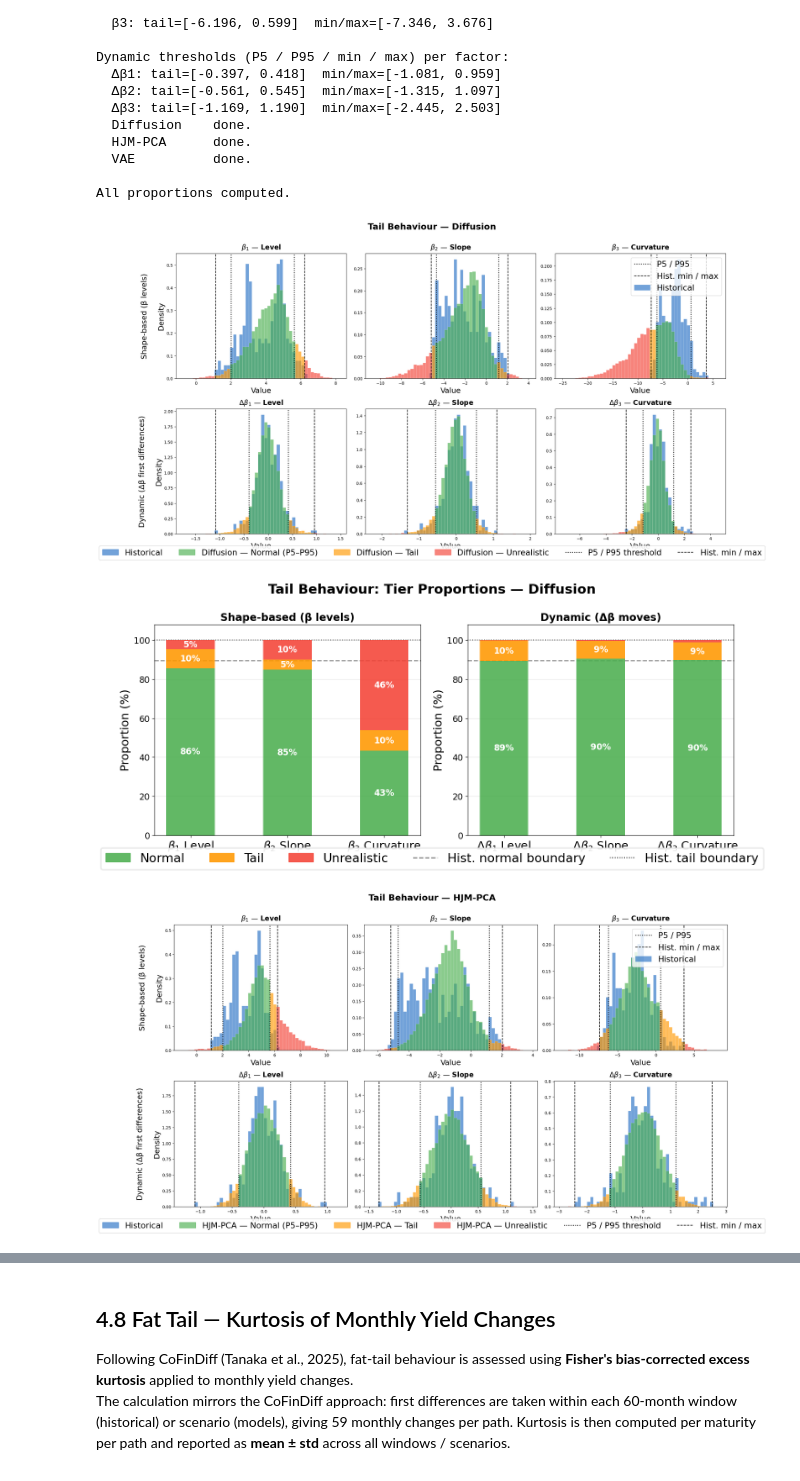
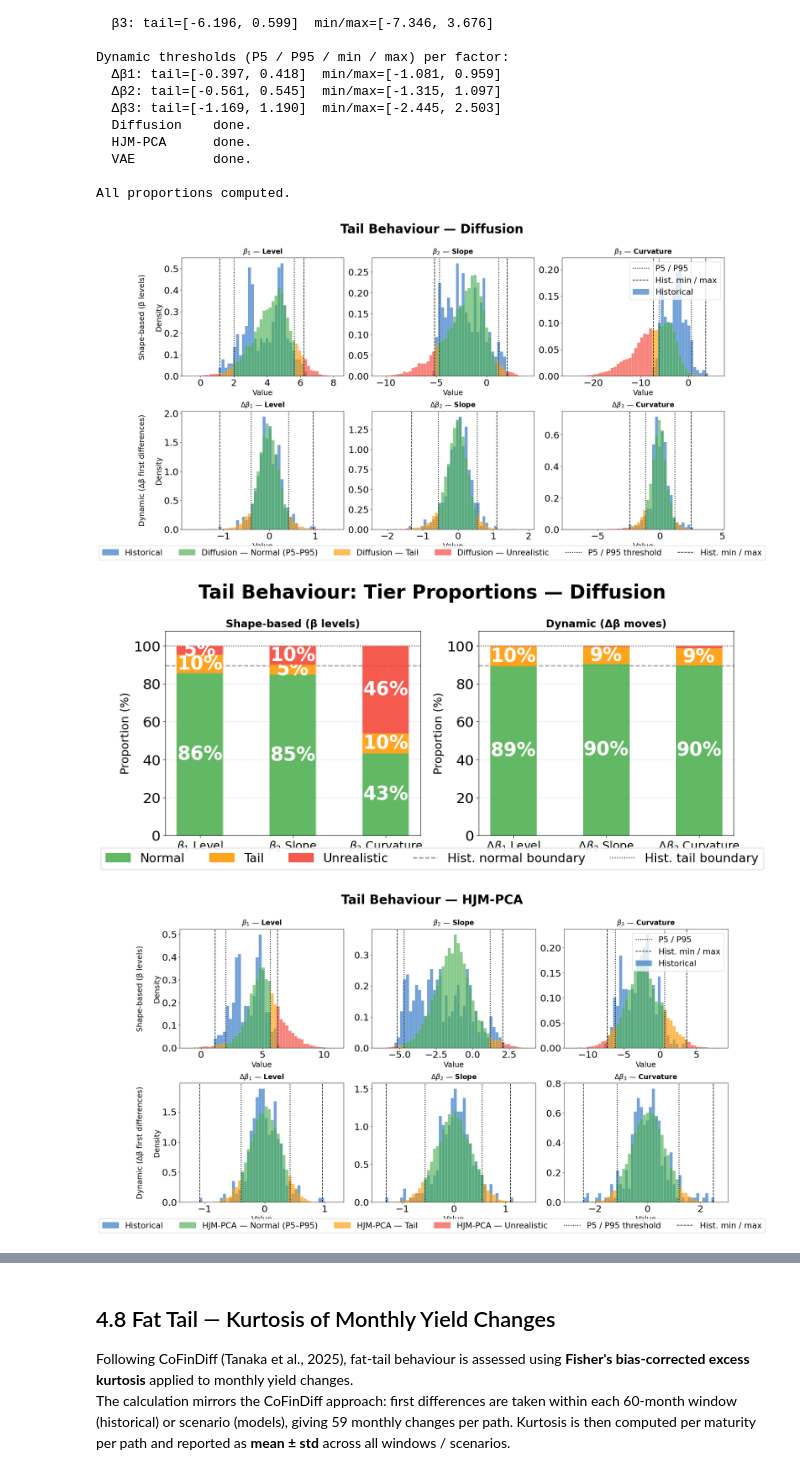
Before and after one commit to Kaatdj/Thesis-ALM, a Jupyter notebook: final plots/fixed plots 1 initial yield curve.ipynb, the cells around one changed output, grey strips where cells are left out. Saved outputs shown, nothing was run; the diff lists cells and outputs as text; code cells hidden in the pictures.

```diff
--- a/final plots/fixed plots 1 initial yield curve.ipynb
+++ b/final plots/fixed plots 1 initial yield curve.ipynb
@@ -1391,12 +1391,12 @@ N_BINS        = 50
 
 # ── Font sizes ────────────────────────────────────────────────────────────────
 FS          = 1.5
-SUPTITLE_FS = 14 * FS
+SUPTITLE_FS = 20 * FS
 TITLE_FS    = 11 * FS
 LABEL_FS    = 12 * FS
-TICK_FS     = 13  * FS
+TICK_FS     = 15  * FS
 LEGEND_FS   = 13  * FS
-ANNOT_FS    = 13  * FS
+ANNOT_FS    = 20  * FS
 
 
 # ── Histogram helper ──────────────────────────────────────────────────────────
@@ -1465,6 +1465,9 @@ def dist_plot_for_model(name, betas_flat, betas_sc):
                            t_lo, t_hi, v_min, v_max)
             ax.set_title(col_labels[col], fontsize=TITLE_FS, fontweight="bold", pad=10)
             ax.set_xlabel("Value", fontsize=LABEL_FS)
+
+            ax.tick_params(axis="both", labelsize=TICK_FS)
+
             if col == 0:
                 ax.set_ylabel(f"{row_label}\n\nDensity", fontsize=LABEL_FS)
             if row == 0 and col == 2:
@@ -1519,33 +1522,33 @@ def prop_bar_plot(name, results):
         ax.set_xticks(x)
         ax.set_xticklabels(xlabels, fontsize=LABEL_FS)
         ax.set_ylim(0, 108)
         ax.set_ylabel("Proportion (%)", fontsize=LABEL_FS)
         ax.tick_params(axis="y", labelsize=TICK_FS)
         ax.yaxis.grid(True, alpha=0.3, zorder=0)
         ax.set_axisbelow(True)
 
     ax_s.set_title("Shape-based (β levels)",   fontsize=TITLE_FS, fontweight="bold")
     ax_d.set_title("Dynamic (Δβ moves)",        fontsize=TITLE_FS, fontweight="bold")
 
     patches = [mpatches.Patch(color=TIER_COLORS[t], label=t, alpha=0.88) for t in TIER_ORDER]
     patches += [
         plt.Line2D([0],[0], color="grey",  ls="--", lw=1.8, label="Hist. normal boundary"),
         plt.Line2D([0],[0], color="black", ls=":",  lw=1.4, label="Hist. tail boundary"),
     ]
     fig.legend(handles=patches, loc="lower center", ncol=5,
                fontsize=LEGEND_FS, bbox_to_anchor=(0.5, -0.06), framealpha=0.9)
     plt.tight_layout()
     plt.show()
 
 
 # ── Run for all models ────────────────────────────────────────────────────────
 for name, path in MODELS.items():
     tensor     = scenario_tensor(path)
     betas_flat = fit_betas(tensor.reshape(-1, 11))
     betas_sc   = np.stack([fit_betas(tensor[s]) for s in range(tensor.shape[0])])
     dist_plot_for_model(name, betas_flat, betas_sc)
     prop_bar_plot(name, tail_results[name])
 # %% [output]
-[figure, old version]
+[figure, new version]
-[figure, old version]
+[figure, new version]
-[figure, old version]
+[figure, new version]
```
Also changed, not shown: parts of 1 cell of this notebook, 6 other files.
